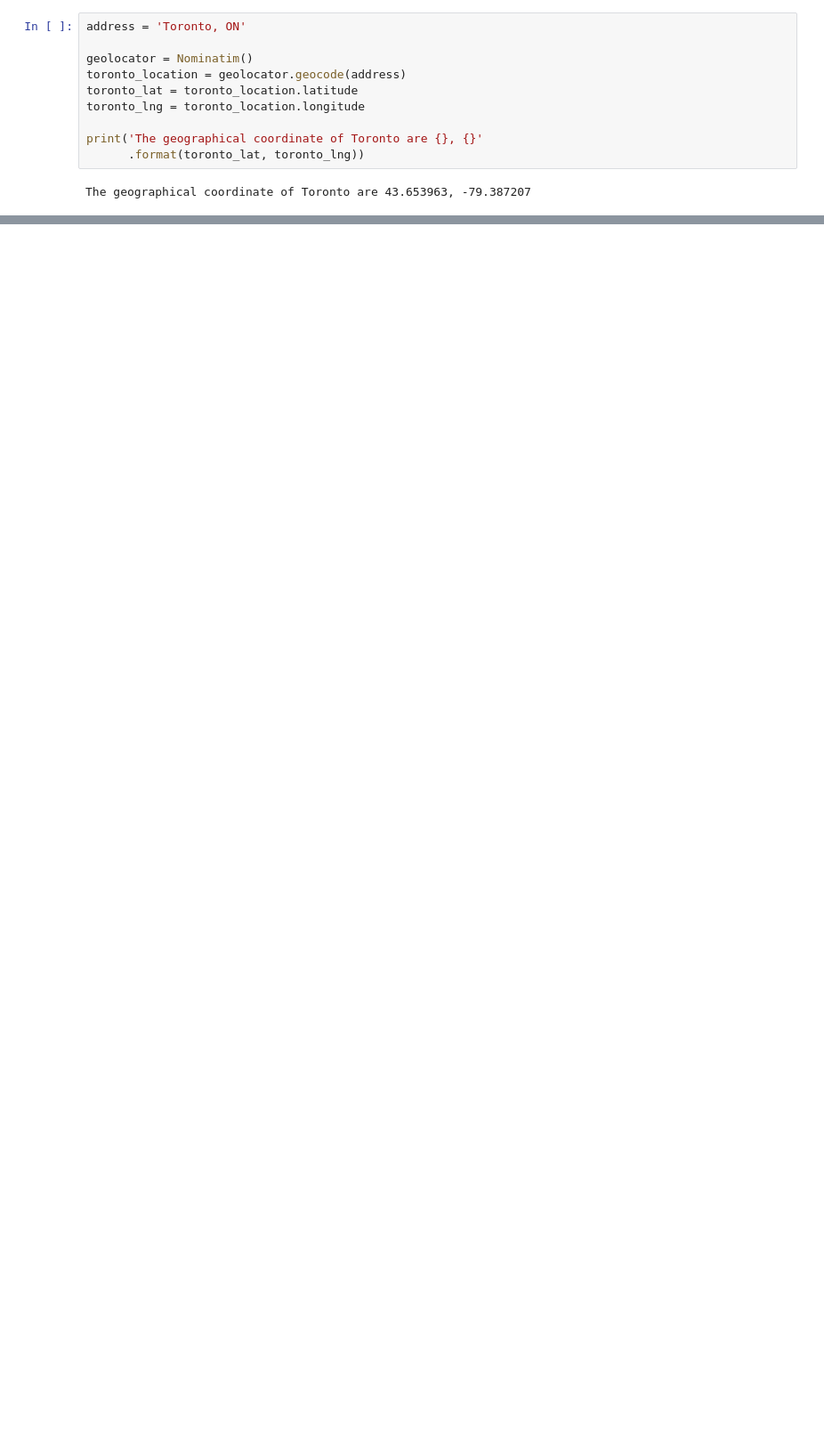
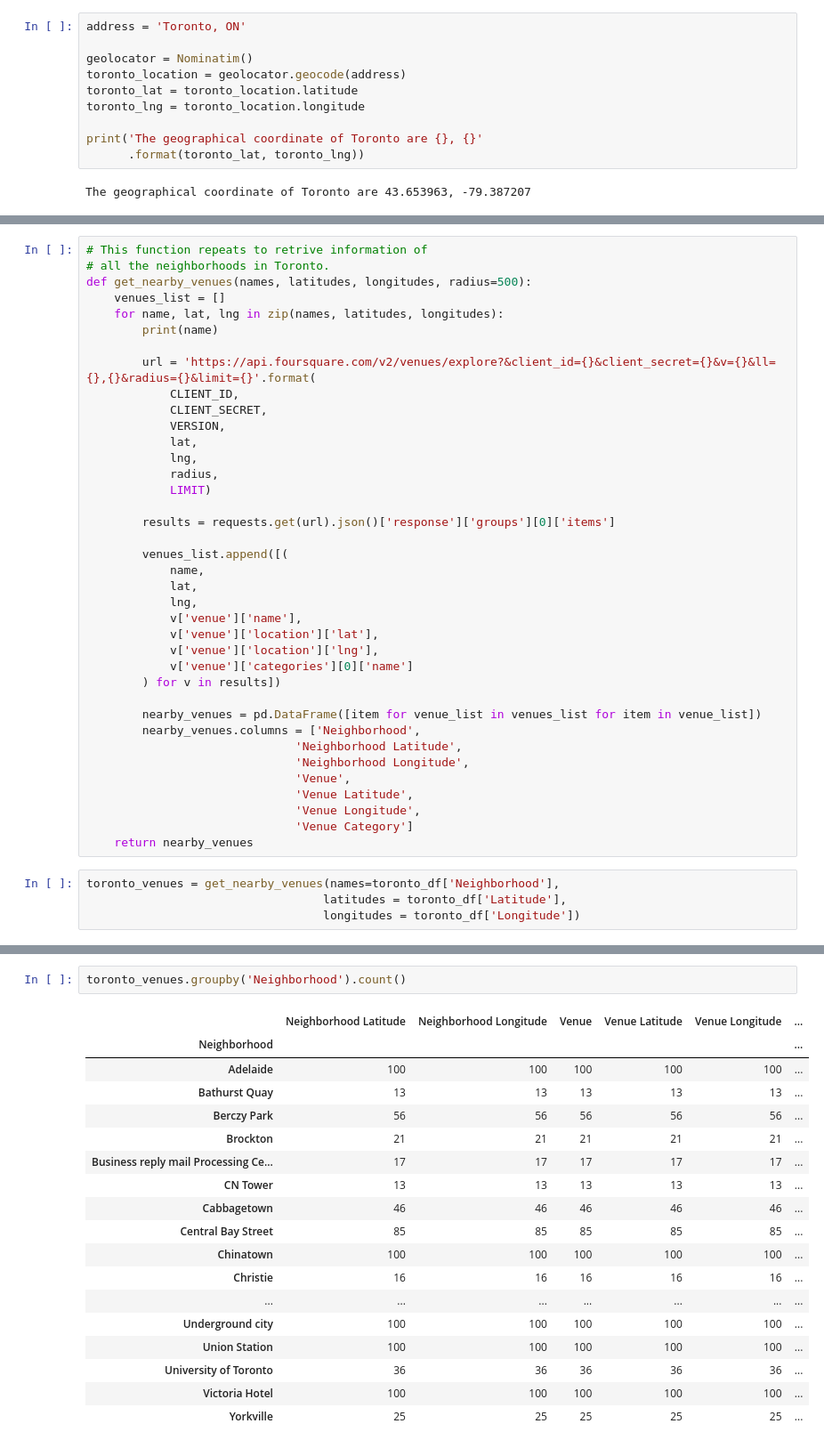
Before and after one commit to suwenTC/Coursera_Capstone, a Jupyter notebook: explore_toronto.ipynb, the cells around one changed output, grey strips where cells are left out. Shown: that part at 89% size. Drawn from its saved outputs; the diff is of its cells as text; blank space fills up the shorter version.

```diff
--- a/explore_toronto.ipynb
+++ b/explore_toronto.ipynb
@@ -187,0 +336,42 @@ map_toronto
+# %%
+# This function repeats to retrive information of
+# all the neighborhoods in Toronto.
+def get_nearby_venues(names, latitudes, longitudes, radius=500):
+    venues_list = []
+    for name, lat, lng in zip(names, latitudes, longitudes):
+        print(name)
+
+        url = 'https://api.foursquare.com/v2/venues/explore?&client_id={}&client_secret={}&v={}&ll={},{}&radius={}&limit={}'.format(
+            CLIENT_ID,
+            CLIENT_SECRET,
+            VERSION,
+            lat,
+            lng,
+            radius,
+            LIMIT)
+
+        results = requests.get(url).json()['response']['groups'][0]['items']
+
+        venues_list.append([(
+            name,
+            lat,
+            lng,
+            v['venue']['name'],
+            v['venue']['location']['lat'],
+            v['venue']['location']['lng'],
+            v['venue']['categories'][0]['name']
+        ) for v in results])
+
+        nearby_venues = pd.DataFrame([item for venue_list in venues_list for item in venue_list])
+        nearby_venues.columns = ['Neighborhood',
+                              'Neighborhood Latitude',
+                              'Neighborhood Longitude',
+                              'Venue',
+                              'Venue Latitude',
+                              'Venue Longitude',
+                              'Venue Category']
+    return nearby_venues
+# %%
+toronto_venues = get_nearby_venues(names=toronto_df['Neighborhood'],
+                                  latitudes = toronto_df['Latitude'],
+                                  longitudes = toronto_df['Longitude'])
@@ -187,0 +408,21 @@ map_toronto
+# %%
+toronto_venues.groupby('Neighborhood').count()
+# %% [output]
+|  | Neighborhood Latitude | Neighborhood Longitude | Venue | Venue Latitude | Venue Longitude | ... |
+| Neighborhood |  |  |  |  |  | ... |
+| Adelaide | 100 | 100 | 100 | 100 | 100 | ... |
+| Bathurst Quay | 13 | 13 | 13 | 13 | 13 | ... |
+| Berczy Park | 56 | 56 | 56 | 56 | 56 | ... |
+| Brockton | 21 | 21 | 21 | 21 | 21 | ... |
+| Business reply mail Processing Ce... | 17 | 17 | 17 | 17 | 17 | ... |
+| CN Tower | 13 | 13 | 13 | 13 | 13 | ... |
+| Cabbagetown | 46 | 46 | 46 | 46 | 46 | ... |
+| Central Bay Street | 85 | 85 | 85 | 85 | 85 | ... |
+| Chinatown | 100 | 100 | 100 | 100 | 100 | ... |
+| Christie | 16 | 16 | 16 | 16 | 16 | ... |
+| ... | ... | ... | ... | ... | ... | ... |
+| Underground city | 100 | 100 | 100 | 100 | 100 | ... |
+| Union Station | 100 | 100 | 100 | 100 | 100 | ... |
+| University of Toronto | 36 | 36 | 36 | 36 | 36 | ... |
+| Victoria Hotel | 100 | 100 | 100 | 100 | 100 | ... |
+| Yorkville | 25 | 25 | 25 | 25 | 25 | ... |
```
Also changed, not shown: parts of 68 cells of this notebook.
